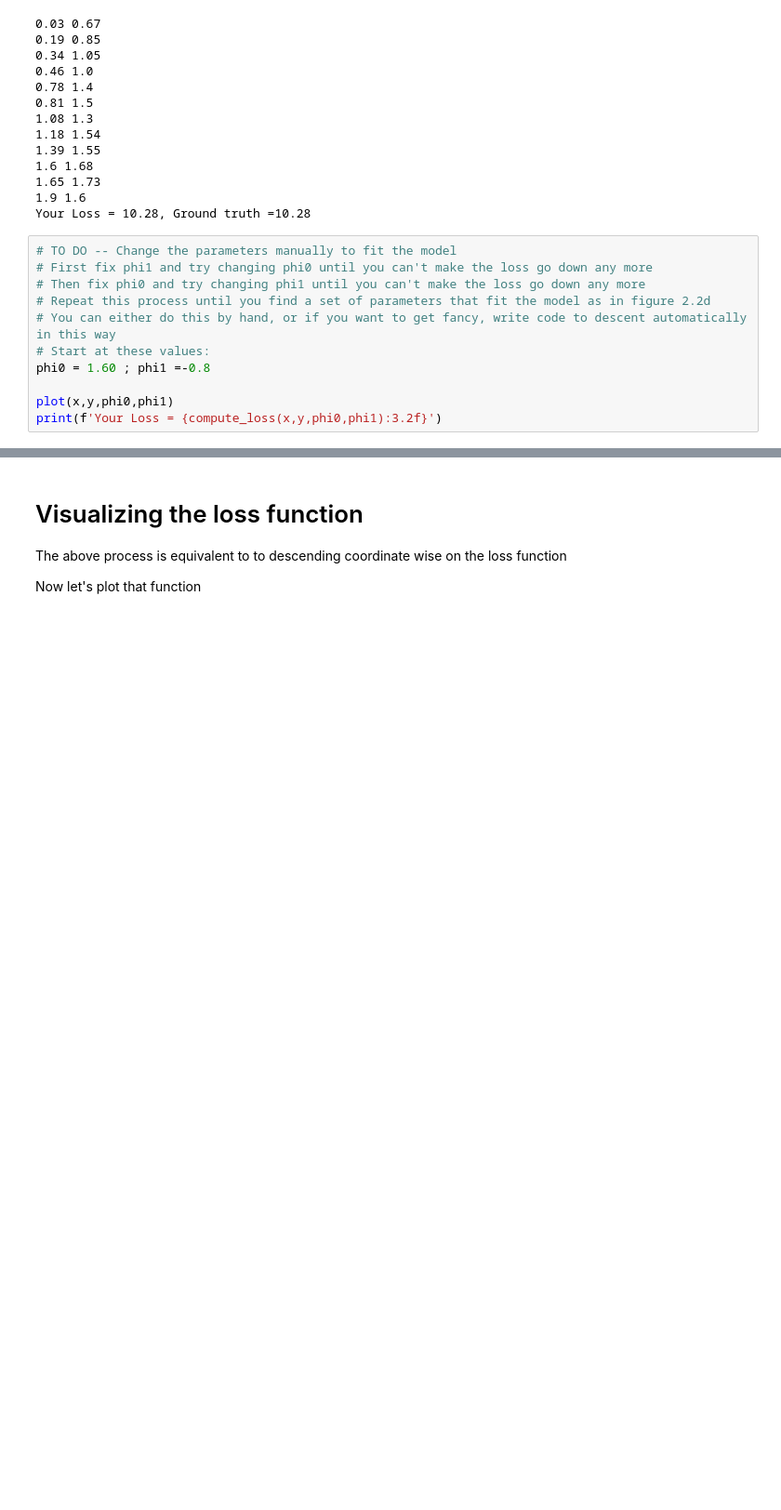
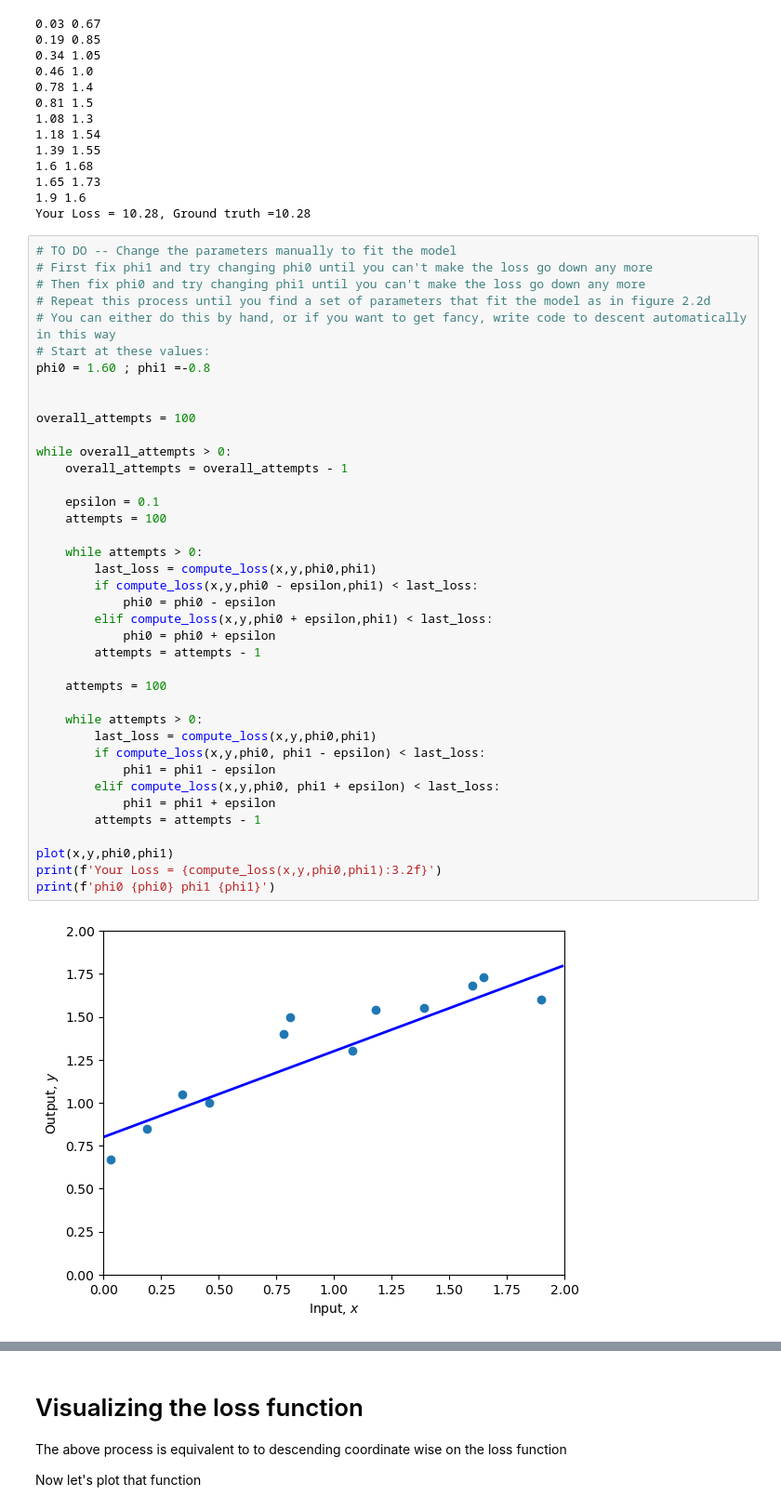
Before and after one commit to faisalmemon/udlbook, a Jupyter notebook: Notebooks/Chap02/2_1_Supervised_Learning.ipynb, the cells around one changed output, grey strips where cells are left out. Shown at 93% size. Saved outputs shown, nothing was run; the diff lists cells and outputs as text; blank space fills up the shorter version.

```diff
--- a/Notebooks/Chap02/2_1_Supervised_Learning.ipynb
+++ b/Notebooks/Chap02/2_1_Supervised_Learning.ipynb
@@ -106,11 +106,41 @@ Your Loss = 10.28, Ground truth =10.28
 # %%
 # TO DO -- Change the parameters manually to fit the model
 # First fix phi1 and try changing phi0 until you can't make the loss go down any more
 # Then fix phi0 and try changing phi1 until you can't make the loss go down any more
 # Repeat this process until you find a set of parameters that fit the model as in figure 2.2d
 # You can either do this by hand, or if you want to get fancy, write code to descent automatically in this way
 # Start at these values:
 phi0 = 1.60 ; phi1 =-0.8
 
+
+overall_attempts = 100
+
+while overall_attempts > 0:
+    overall_attempts = overall_attempts - 1
+
+    epsilon = 0.1
+    attempts = 100
+
+    while attempts > 0:
+        last_loss = compute_loss(x,y,phi0,phi1)
+        if compute_loss(x,y,phi0 - epsilon,phi1) < last_loss:
+            phi0 = phi0 - epsilon
+        elif compute_loss(x,y,phi0 + epsilon,phi1) < last_loss:
+            phi0 = phi0 + epsilon
+        attempts = attempts - 1
+
+    attempts = 100
+
+    while attempts > 0:
+        last_loss = compute_loss(x,y,phi0,phi1)
+        if compute_loss(x,y,phi0, phi1 - epsilon) < last_loss:
+            phi1 = phi1 - epsilon
+        elif compute_loss(x,y,phi0, phi1 + epsilon) < last_loss:
+            phi1 = phi1 + epsilon
+        attempts = attempts - 1
+
 plot(x,y,phi0,phi1)
 print(f'Your Loss = {compute_loss(x,y,phi0,phi1):3.2f}')
+print(f'phi0 {phi0} phi1 {phi1}')
+# %% [output]
+[figure, added]
```
Also changed, not shown: parts of 2 cells of this notebook.
